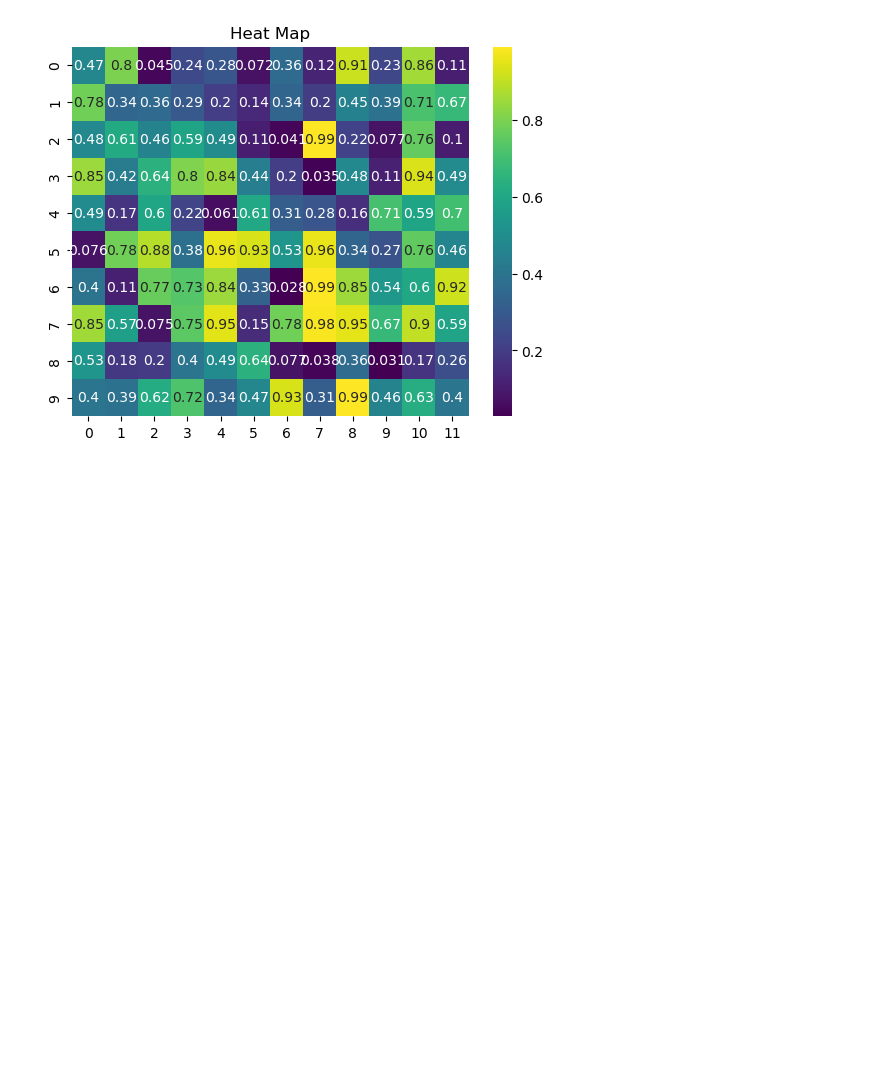
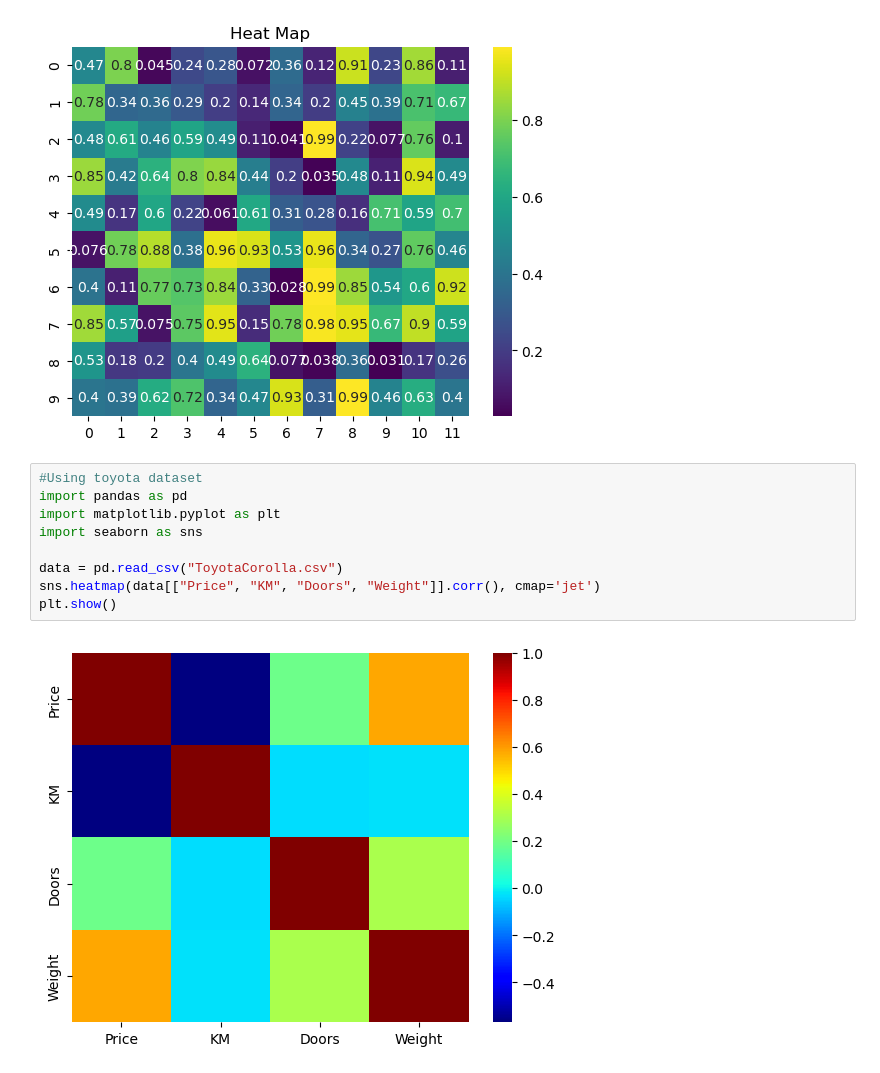
Before and after one commit to dhanyashree-gurukar/ML-Laboratory, a Jupyter notebook: Lab2/Visualization.ipynb, the cells around one changed output. Drawn from its saved outputs; the diff is of its cells as text; blank space fills up the shorter version.

```diff
--- a/Lab2/Visualization.ipynb
+++ b/Lab2/Visualization.ipynb
@@ -60,3 +60,14 @@ plt.title("Heat Map")
 plt.show()
 # %% [output]
 [figure]
+# %%
+#Using toyota dataset
+import pandas as pd
+import matplotlib.pyplot as plt
+import seaborn as sns
+
+data = pd.read_csv("ToyotaCorolla.csv")
+sns.heatmap(data[["Price", "KM", "Doors", "Weight"]].corr(), cmap='jet')
+plt.show()
+# %% [output]
+[figure, added]
```
Also changed, not shown: parts of 6 cells of this notebook.
